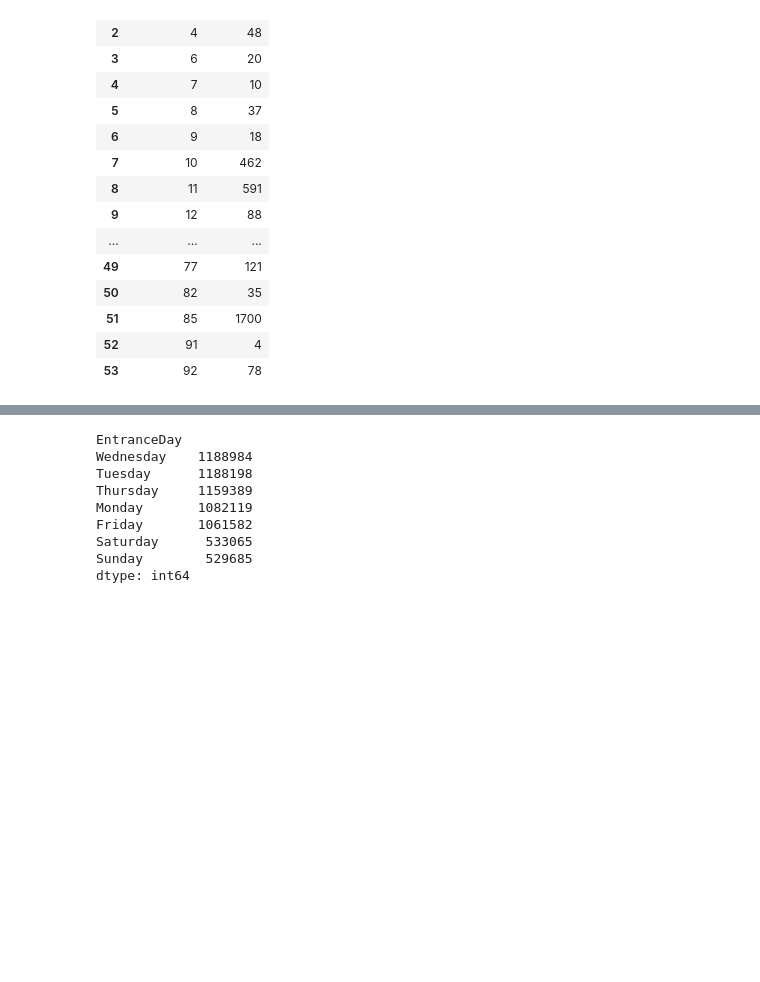
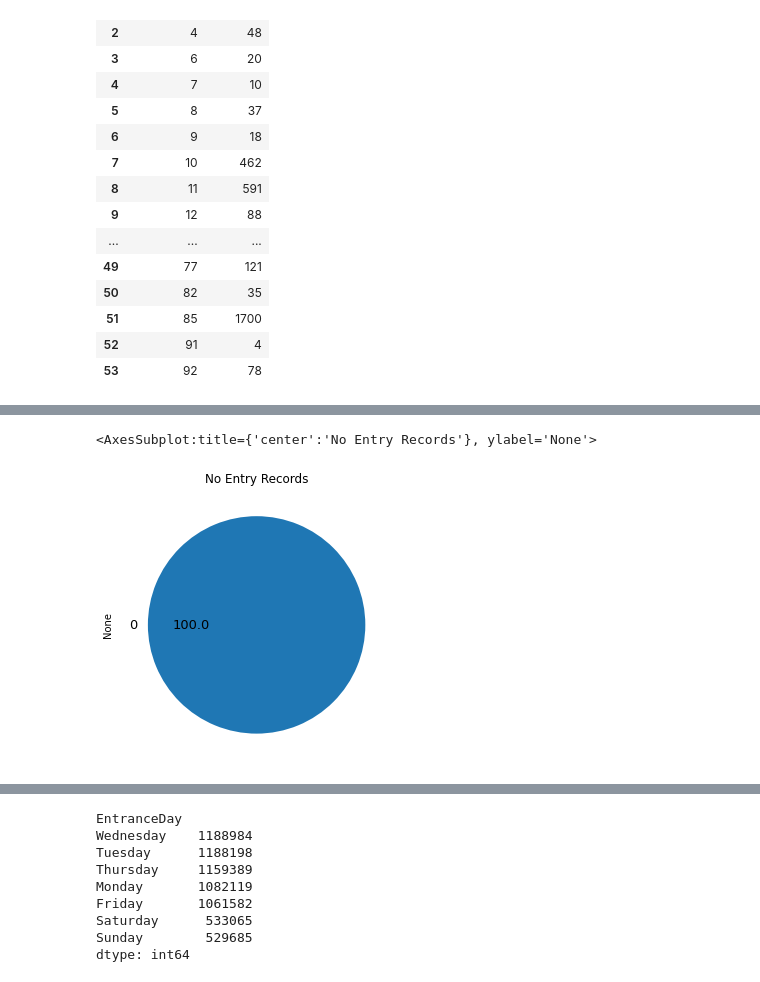
Before and after one commit to jacobbp25/Group5Project, a Jupyter notebook: Parking_m.ipynb, the cells around one changed output, grey strips where cells are left out. Drawn from its saved outputs; the diff is of its cells as text; code cells hidden in the pictures; blank space fills up the shorter version.

```diff
--- a/Parking_m.ipynb
+++ b/Parking_m.ipynb
@@ -98,0 +107,9 @@ vtrans
+# %%
+# get value counts for no entry record
+no_e = vtrans.value_counts("NoEntry")
+
+# plot as pie chart
+no_e.plot(kind="pie", title="No Entry Records", figsize=(5,5), autopct='%.1f', fontsize=13)
+# %% [output]
+<AxesSubplot:title={'center':'No Entry Records'}, ylabel='None'>
+[figure, added]
```
Also changed, not shown: parts of 13 cells of this notebook, 1 other file.
